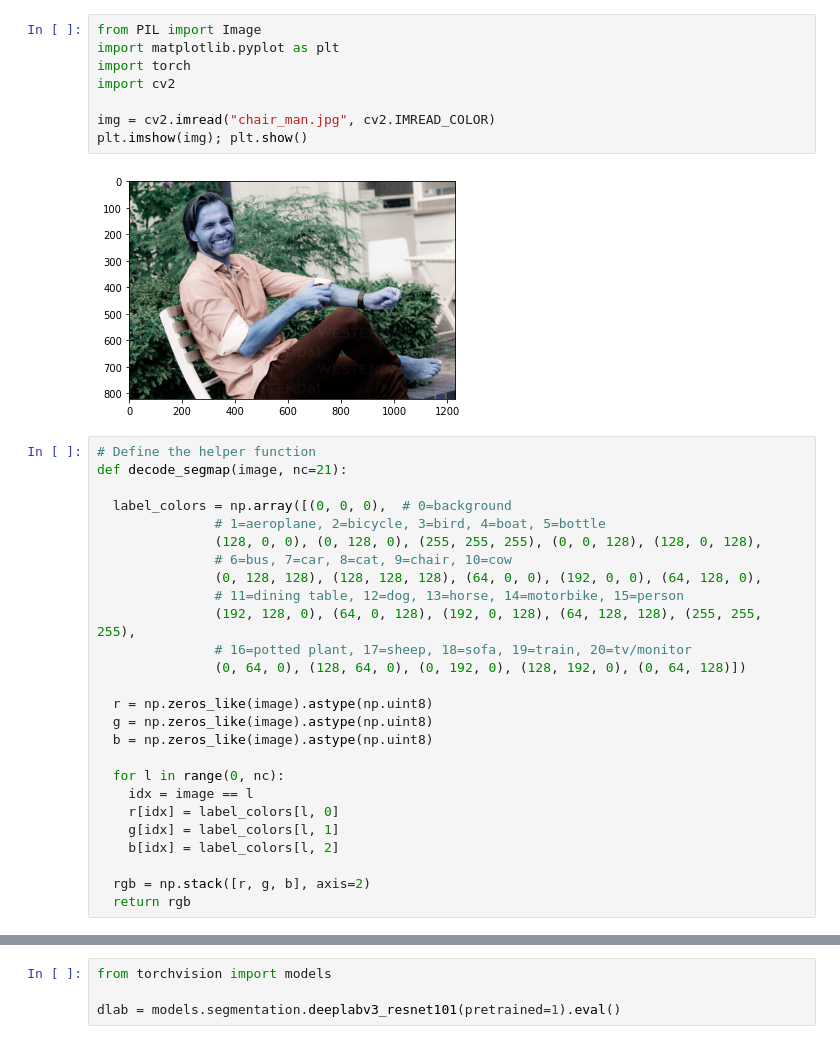
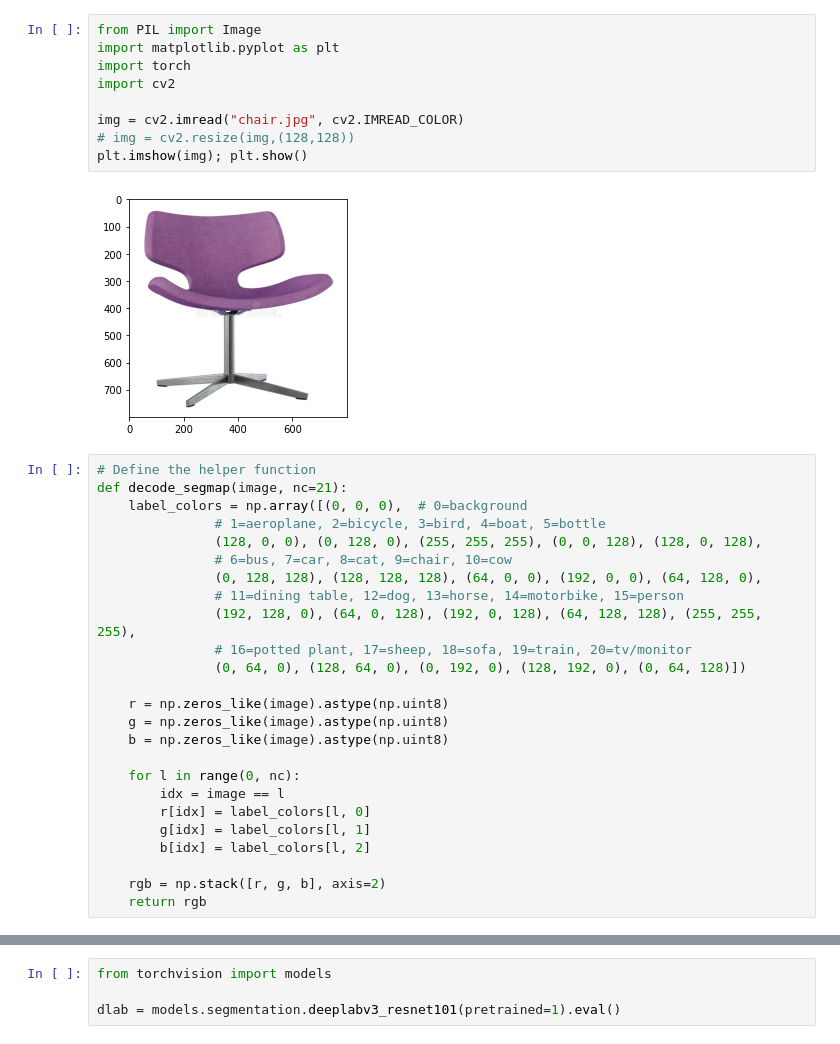
Before and after one commit to msaad1311/Image-Background-Removal, a Jupyter notebook: Testing/Torch testing.ipynb, the cells around one changed output, grey strips where cells are left out. Drawn from its saved outputs; the diff is of its cells as text.

```diff
--- a/Testing/Torch testing.ipynb
+++ b/Testing/Torch testing.ipynb
@@ -6,18 +1,18 @@ print(torch.__path__)
 # %%
 from PIL import Image
 import matplotlib.pyplot as plt
 import torch
 import cv2
 
-img = cv2.imread("chair_man.jpg", cv2.IMREAD_COLOR)
+img = cv2.imread("chair.jpg", cv2.IMREAD_COLOR)
+# img = cv2.resize(img,(128,128))
 plt.imshow(img); plt.show()
 # %% [output]
-[figure, old version]
+[figure, new version]
 # %%
 # Define the helper function
 def decode_segmap(image, nc=21):
-
-  label_colors = np.array([(0, 0, 0),  # 0=background
+    label_colors = np.array([(0, 0, 0),  # 0=background
                # 1=aeroplane, 2=bicycle, 3=bird, 4=boat, 5=bottle
                (128, 0, 0), (0, 128, 0), (255, 255, 255), (0, 0, 128), (128, 0, 128),
                # 6=bus, 7=car, 8=cat, 9=chair, 10=cow
@@ -27,18 +22,18 @@ def decode_segmap(image, nc=21):
                # 16=potted plant, 17=sheep, 18=sofa, 19=train, 20=tv/monitor
                (0, 64, 0), (128, 64, 0), (0, 192, 0), (128, 192, 0), (0, 64, 128)])
 
-  r = np.zeros_like(image).astype(np.uint8)
-  g = np.zeros_like(image).astype(np.uint8)
-  b = np.zeros_like(image).astype(np.uint8)
+    r = np.zeros_like(image).astype(np.uint8)
+    g = np.zeros_like(image).astype(np.uint8)
+    b = np.zeros_like(image).astype(np.uint8)
 
-  for l in range(0, nc):
-    idx = image == l
-    r[idx] = label_colors[l, 0]
-    g[idx] = label_colors[l, 1]
-    b[idx] = label_colors[l, 2]
+    for l in range(0, nc):
+        idx = image == l
+        r[idx] = label_colors[l, 0]
+        g[idx] = label_colors[l, 1]
+        b[idx] = label_colors[l, 2]
 
-  rgb = np.stack([r, g, b], axis=2)
-  return rgb
+    rgb = np.stack([r, g, b], axis=2)
+    return rgb
 # %%
 import torchvision.transforms as T
 import numpy as np
```
Also changed, not shown: parts of 5 cells of this notebook, 1 other file.
